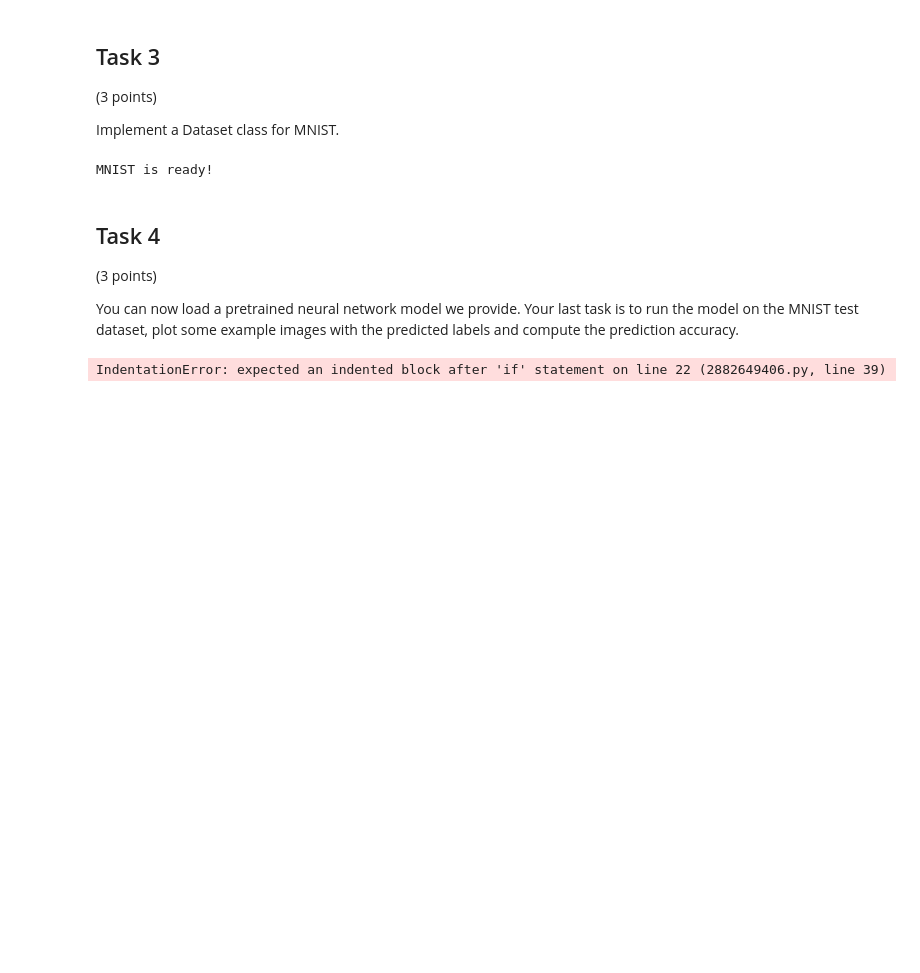
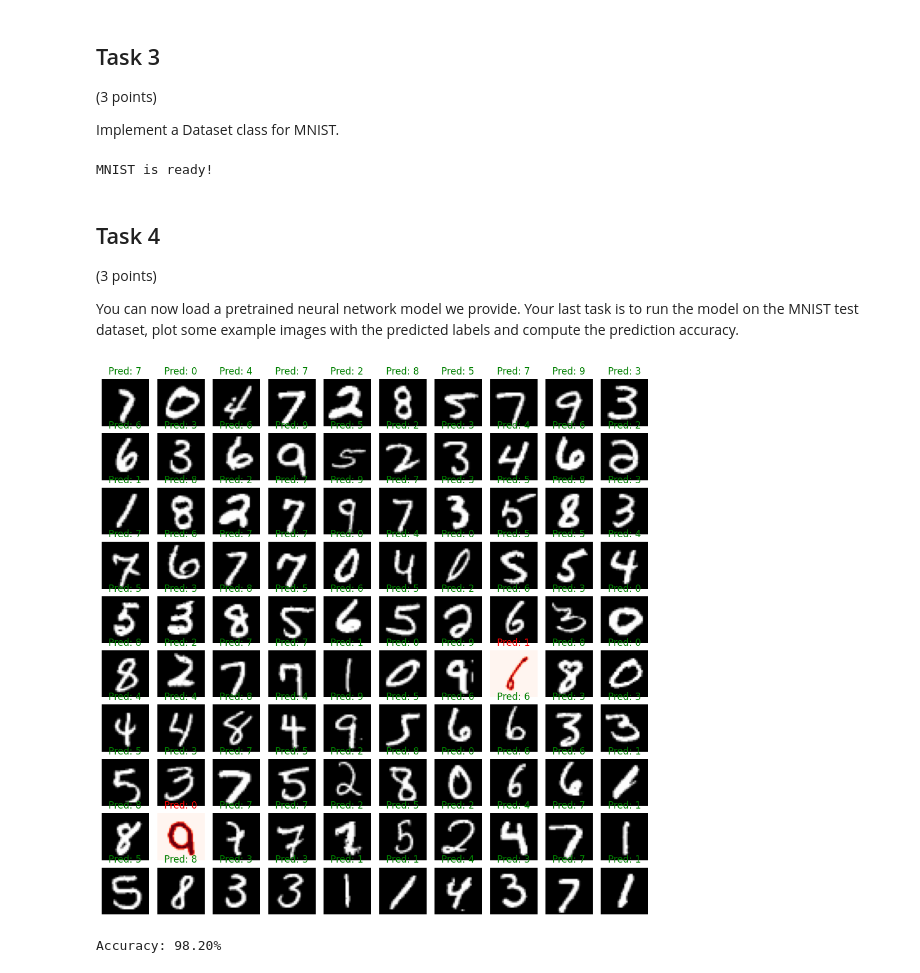
Before and after one commit to vislearn/3dcv-students, a Jupyter notebook: 2.0-tl-pytorch.ipynb, the cells around one changed output. Cells and saved outputs as stored; diff of their text form; code cells hidden in the pictures; blank space fills up the shorter version.

```diff
--- a/2.0-tl-pytorch.ipynb
+++ b/2.0-tl-pytorch.ipynb
@@ -224,65 +224,73 @@ You can now load a pretrained neural network model we provide.
 Your last task is to run the model on the MNIST test dataset, plot some example images with the predicted labels and compute the prediction accuracy.
 # %%
 def validate(model, data_loader):
-    # TODO: Create a 10x10 grid of subplots
-
+    # Create a 10x10 grid of subplots
+    fig, axes = plt.subplots(10, 10, figsize=(10, 10))
+    axes = axes.flatten()
 
     model.eval()
     correct = 0 # count for correct predictions
 
     with torch.no_grad():
         for i, item in enumerate(data_loader):
-            # TODO: unpack item into image and ground truth
+            # unpack item into image and ground truth
             #       and run network on them
+            img, label = item
+            label = int(label[0])
+            outputs = model(img)
 
+            # get class with highest probability
+            _, predicted = torch.max(outputs, 1)
 
-            # TODO: get class with highest probability
-
-
-            # TODO: check if prediction is correct
+            # check if prediction is correct
             #       and add it to correct count
-
+            correct += 1 if predicted == label else 0
 
             # plot the first 100 images
             if i < 100:
-                # TODO: compute position of ith image in the grid
+                # compute position of ith image in the grid
+                axis = axes[i]
 
+                # convert image tensor to numpy array
+                #       and normalize to [0, 1]
+                image_np = img[0].cpu().numpy().squeeze()
+                image_np = (image_np - image_np.min()) / (image_np.max() - image_np.min())
 
-                # TODO: convert image tensor to numpy array
-                #       and normalize to [0, 1]
+                # make wrongly predicted images red
+                cmap = 'gray' if predicted == label else 'Reds'
 
+                # disable axis and show image
+                axis.imshow(image_np, cmap=cmap)
+                axis.axis('off')
 
-                # TODO: make wrongly predicted images red
-
-
-                # TODO: disable axis and show image
-
-
-                # TODO: show the predicted class next to each image
-
-
+                # show the predicted class next to each image
+                axis.set_title(f'Pred: {predicted.item()}', color=('green' if predicted == label else 'red'))
+                plt.tight_layout()
             elif i == 100:
                 plt.show()
 
-    # TODO: compute and print the prediction accuracy in percent
+    # compute and print the prediction accuracy in percent
+    accuracy = (correct / len(data_loader.dataset)) * 100
+    print(f'Accuracy: {accuracy:.2f}%')
 
 
 # create a DataLoader using the implemented MNIST dataset class
 data_loader = torch.utils.data.DataLoader(
     MNIST('data/mnist/testing',
     transform=transforms.Compose([
         transforms.ToTensor(),
         transforms.Normalize((0.1307,), (0.3081,))
     ])),
     batch_size=1, shuffle=True)
 
 # create the neural network
 model = Net()
 
 # load the statedict from 'models/mnist/simple_cnn.pt'
 model.load_state_dict(torch.load('models/mnist/simple_cnn.pt'))
 
 # validate the model
 validate(model, data_loader)
 # %% [output]
+[figure, added]
-IndentationError: expected an indented block after 'if' statement on line 22 (2882649406.py, line 39)
+Accuracy: 98.20%
```
Also changed, not shown: parts of 2 cells of this notebook.
